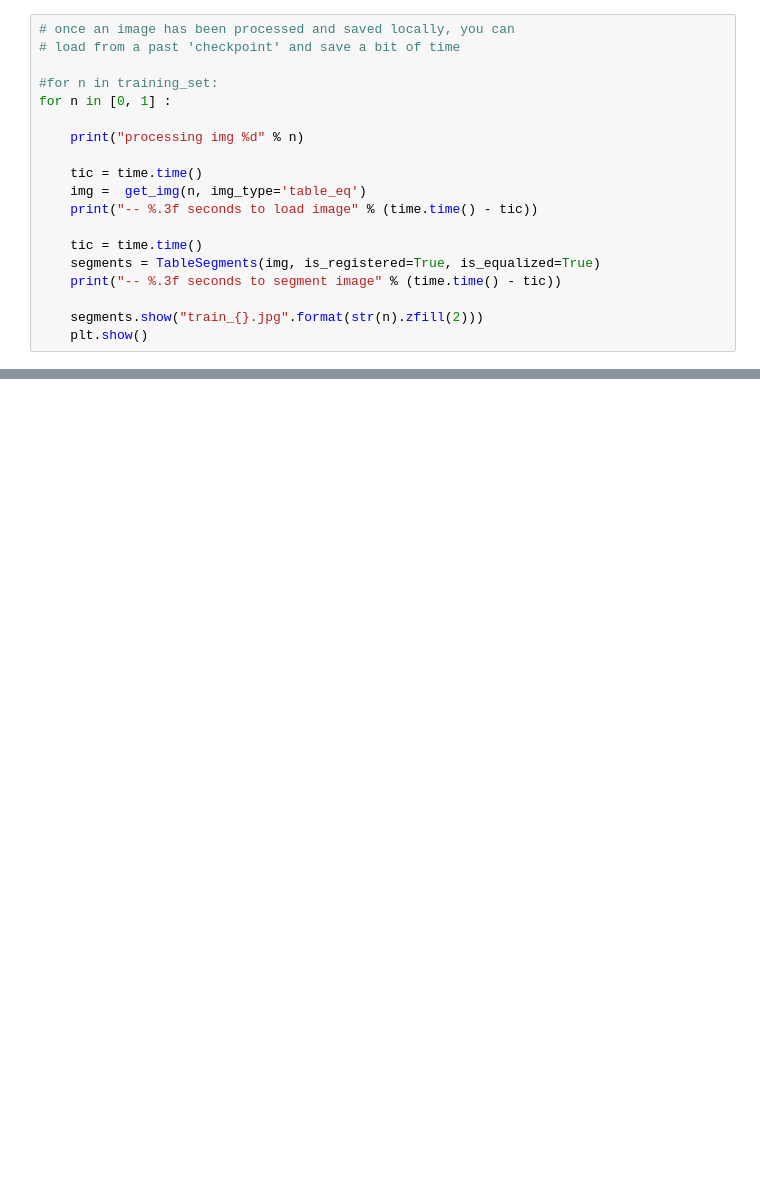
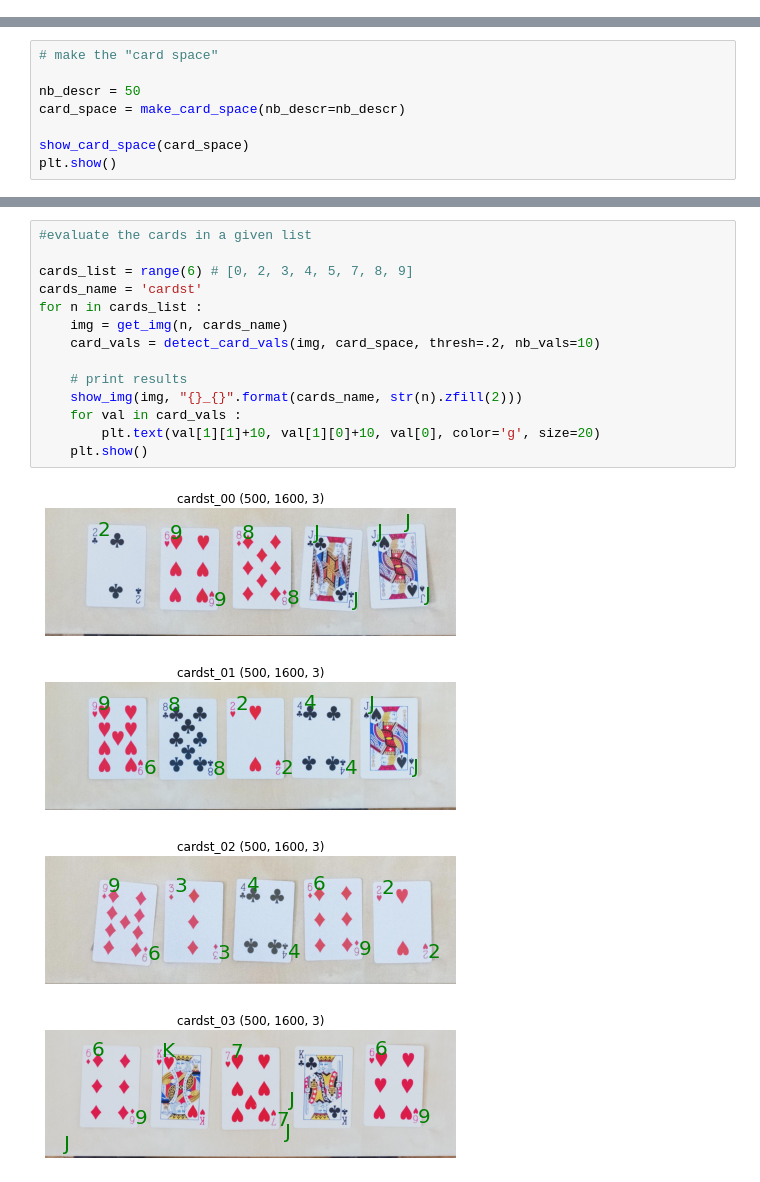
Before and after one commit to mbiselx/ImgAnlNPatRec, a Jupyter notebook: project/test_preprocessing.ipynb, the cells around one changed output, grey strips where cells are left out. Saved outputs shown, nothing was run; the diff lists cells and outputs as text; blank space fills up the shorter version.

Commit message:
fourier descriptors

```diff
--- a/project/test_preprocessing.ipynb
+++ b/project/test_preprocessing.ipynb
@@ -59,19 +14,0 @@ processing img 1:
-# %%
-# once an image has been processed and saved locally, you can
-# load from a past 'checkpoint' and save a bit of time
-
-#for n in training_set:
-for n in [0, 1] :
-
-    print("processing img %d" % n)
-
-    tic = time.time()
-    img =  get_img(n, img_type='table_eq')
-    print("-- %.3f seconds to load image" % (time.time() - tic))
-
-    tic = time.time()
-    segments = TableSegments(img, is_registered=True, is_equalized=True)
-    print("-- %.3f seconds to segment image" % (time.time() - tic))
-
-    segments.show("train_{}.jpg".format(str(n).zfill(2)))
-    plt.show()
@@ -92,0 +27,8 @@ processing img 1
+# %%
+# make the "card space"
+
+nb_descr = 50
+card_space = make_card_space(nb_descr=nb_descr)
+
+show_card_space(card_space)
+plt.show()
@@ -92,0 +37,19 @@ processing img 1
+# %%
+#evaluate the cards in a given list
+
+cards_list = range(6) # [0, 2, 3, 4, 5, 7, 8, 9]
+cards_name = 'cardst'
+for n in cards_list :
+    img = get_img(n, cards_name)
+    card_vals = detect_card_vals(img, card_space, thresh=.2, nb_vals=10)
+
+    # print results
+    show_img(img, "{}_{}".format(cards_name, str(n).zfill(2)))
+    for val in card_vals :
+        plt.text(val[1][1]+10, val[1][0]+10, val[0], color='g', size=20)
+    plt.show()
+# %% [output]
+[figure, added]
+[figure, added]
+[figure, added]
+[figure, added]
```
Also changed, not shown: parts of 6 cells of this notebook, 3 other files.
